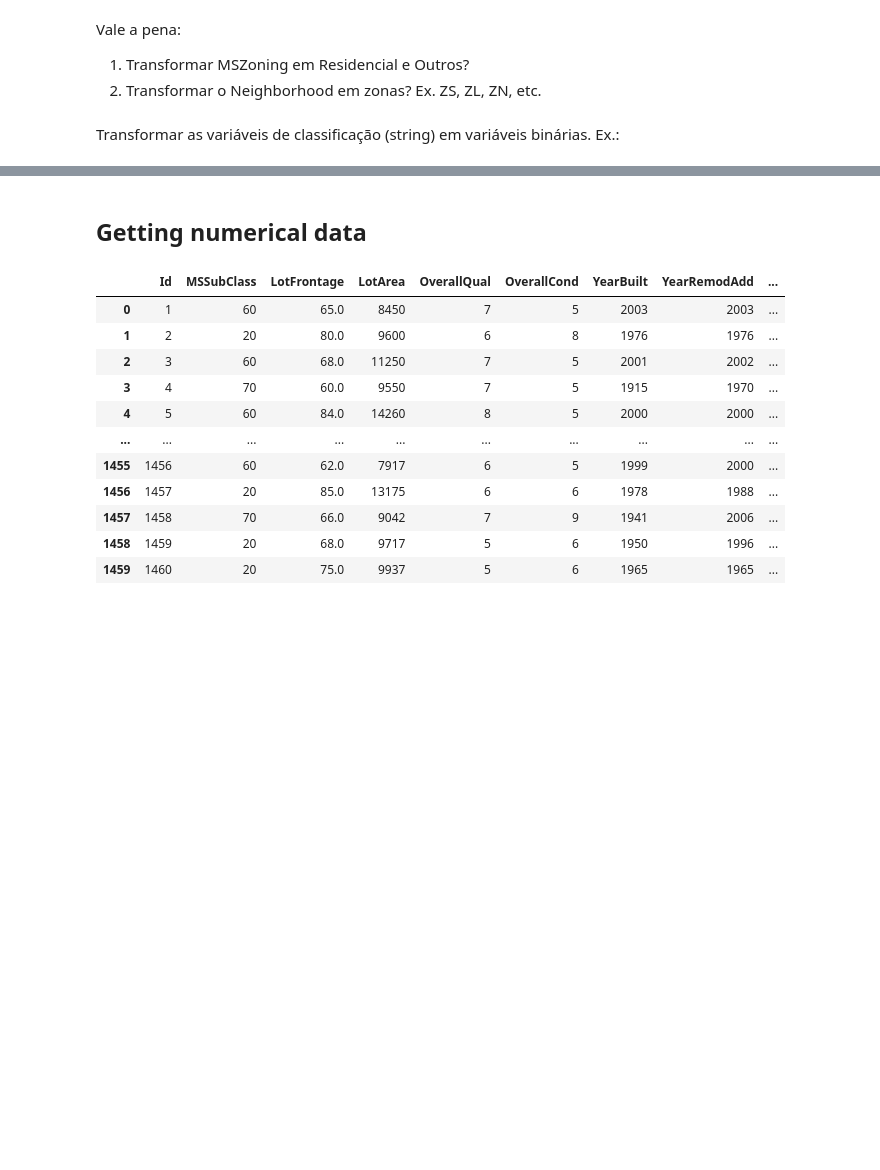
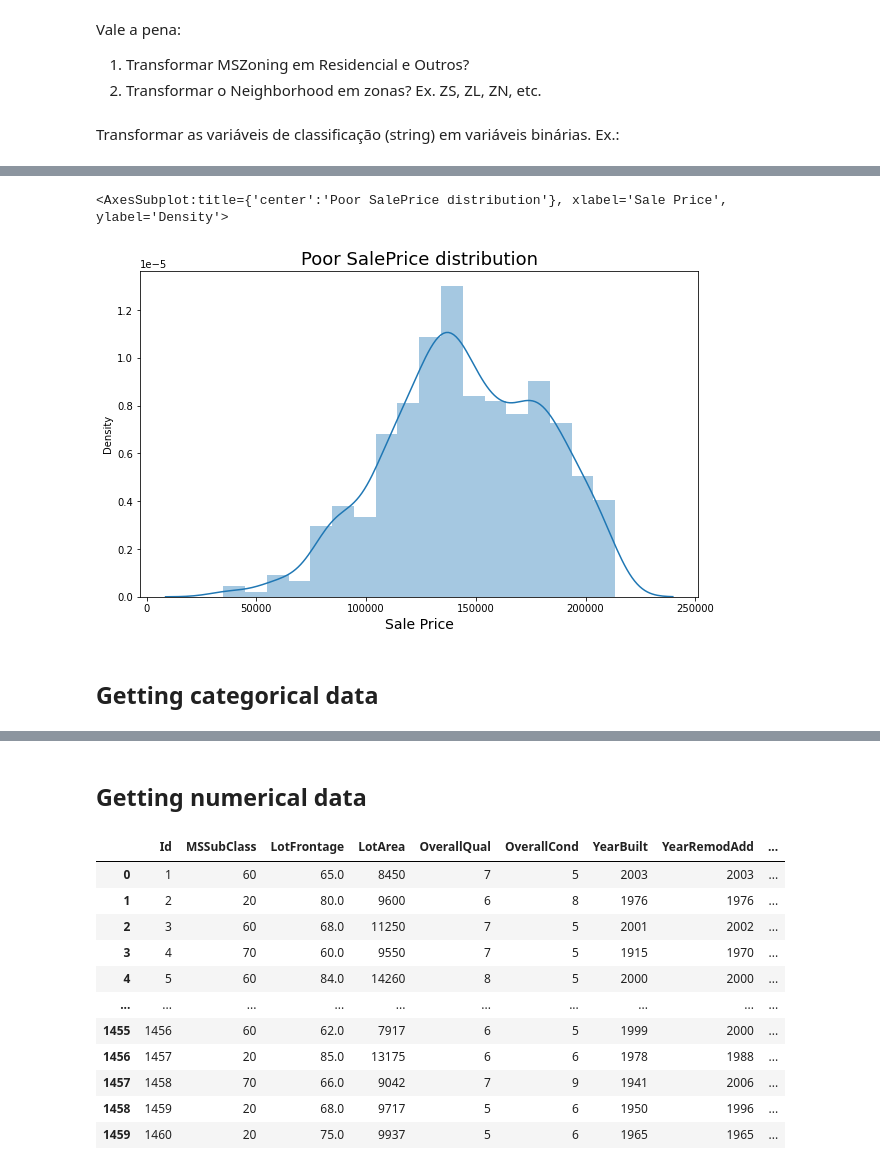
Before and after one commit to marcodeamicis/house_prices_regression, a Jupyter notebook: notebooks/1_initial_data_exploration_amicis.ipynb, the cells around one changed output, grey strips where cells are left out. Saved outputs shown, nothing was run; the diff lists cells and outputs as text; code cells hidden in the pictures; blank space fills up the shorter version.

Commit message:
WIP: updating data exploration

```diff
--- a/notebooks/1_initial_data_exploration_amicis.ipynb
+++ b/notebooks/1_initial_data_exploration_amicis.ipynb
@@ -374,0 +394,3 @@ Ex.:
+# %%
+df_poor = df[df['SalePrice'] < np. percentile(df['SalePrice'], 75)]
+df_poor
@@ -374,0 +429,11 @@ Ex.:
+# %%
+ax = sns.distplot(df_poor['SalePrice'])
+ax.figure.set_size_inches(10, 6)
+ax.set_title('Poor SalePrice distribution', fontsize=18)
+ax.set_xlabel('Sale Price', fontsize=14)
+ax
+# %% [output]
+<AxesSubplot:title={'center':'Poor SalePrice distribution'}, xlabel='Sale Price', ylabel='Density'>
+[figure, added]
+# %% [markdown]
+## Getting categorical data
```
Also changed, not shown: parts of 6 cells of this notebook.
